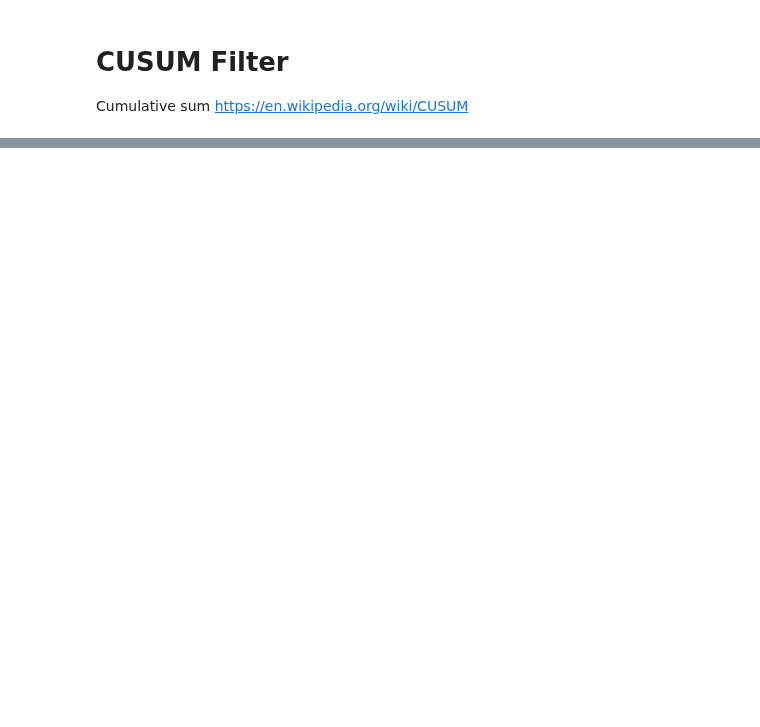
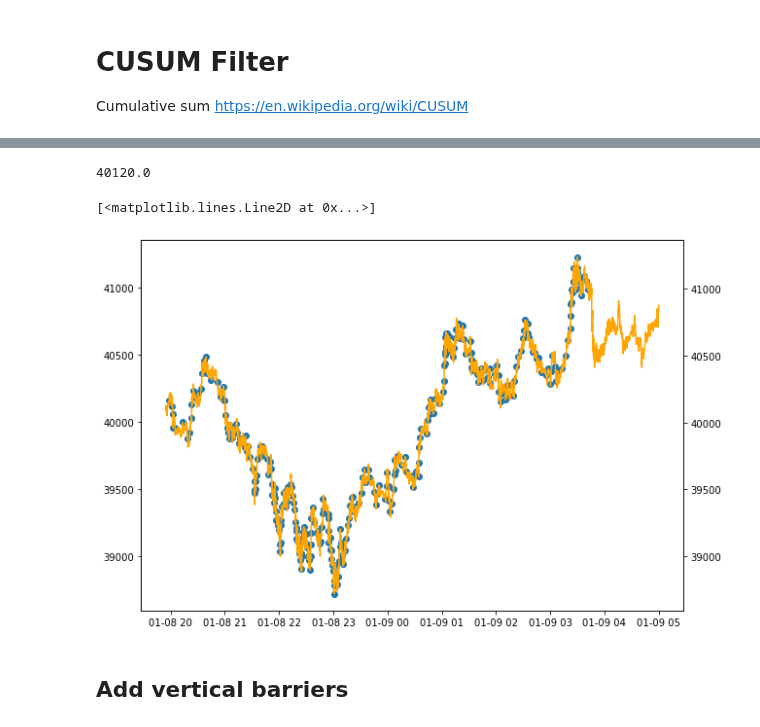
Before and after one commit to sunnymnie/bitcoin-printer, a Jupyter notebook: 2-data-structuring/2-cusum.ipynb, the cells around one changed output, grey strips where cells are left out. Cells and saved outputs as stored; diff of their text form; code cells hidden in the pictures; blank space fills up the shorter version.

```diff
--- a/2-data-structuring/2-cusum.ipynb
+++ b/2-data-structuring/2-cusum.ipynb
@@ -114,0 +80,25 @@ def get_t_events(g_raw, h):
+# %%
+d = {"time":t_events, "event":np.ones(3528)}
+# %%
+d = pd.DataFrame(d)
+# %%
+test = []
+for row in range(len(d)):
+    test.append(df.loc[d.iloc[row].time].close)
+# %%
+df.loc[d.iloc[1].time].close
+# %% [output]
+40120.0
+# %%
+d["event"] = test
+# %%
+fig, ax = plt.subplots(figsize=(10, 7))
+ax.scatter(d.time[:300], d.event[:300])
+
+ax1 = ax.twinx()
+ax1.plot(df.close[:10000], color='orange')
+# %% [output]
+[<matplotlib.lines.Line2D at 0x...>]
+[figure, added]
+# %% [markdown]
+## Add vertical barriers
```
Also changed, not shown: parts of 36 cells of this notebook, 6 other files.
